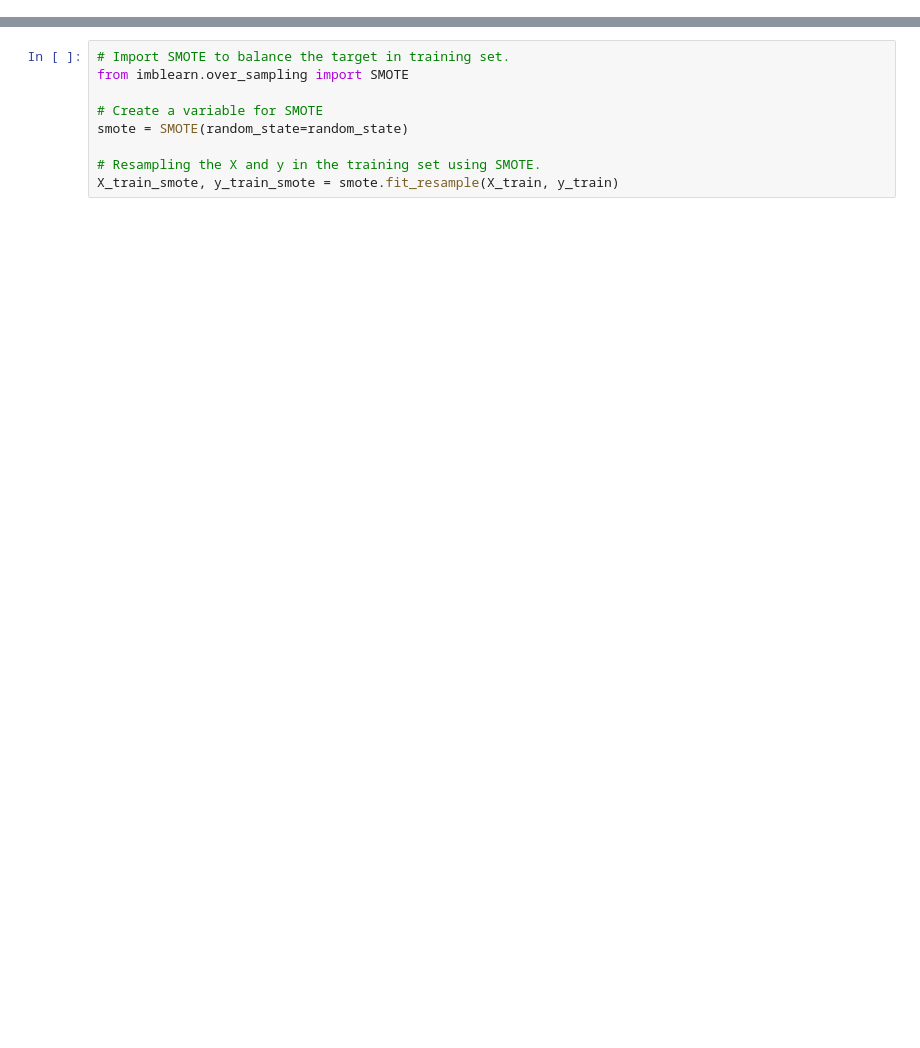
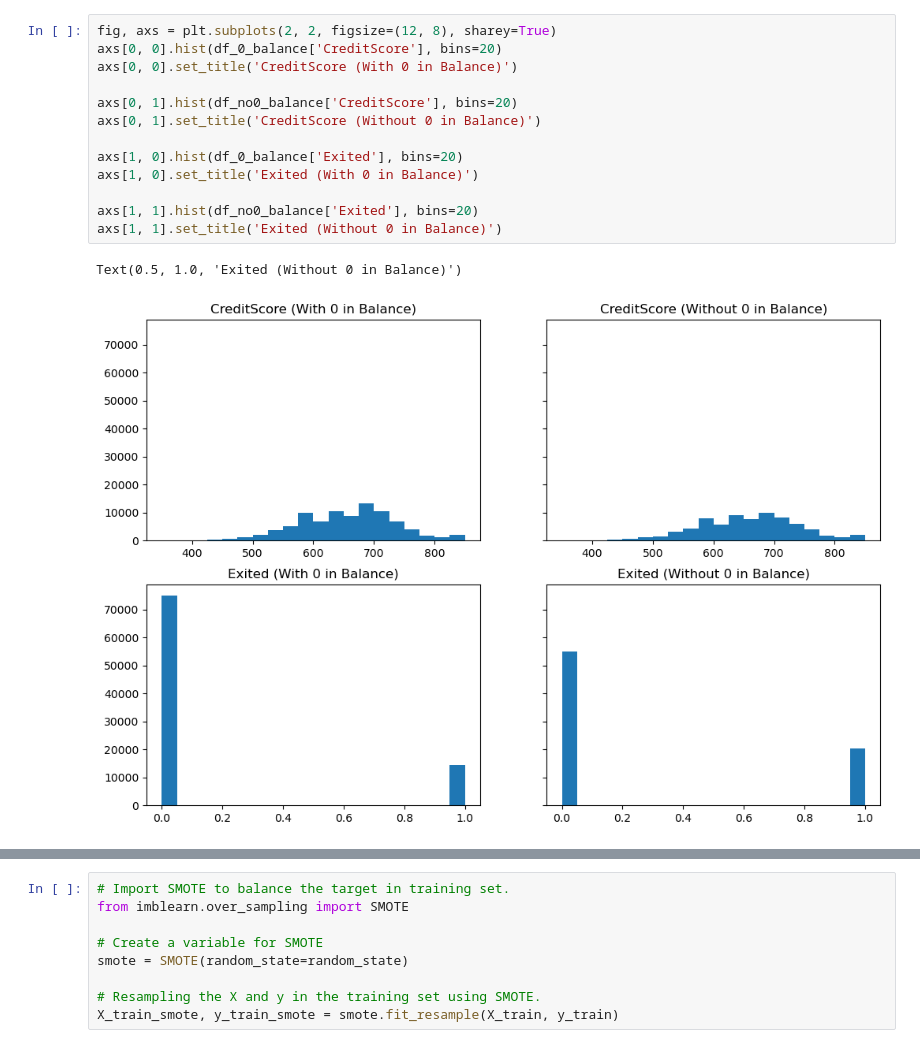
Before and after one commit to yumi-h-1/Predicting-Bank-Customer-Churn, a Jupyter notebook: NECO_Individual Project/INM427 Neural Computing_Individual Project.ipynb, the cells around one changed output, grey strips where cells are left out. Saved outputs shown, nothing was run; the diff lists cells and outputs as text; blank space fills up the shorter version.

```diff
--- a/NECO_groupwork/Credit_churn_rate multi layer perceptron.ipynb
+++ b/NECO_Individual Project/INM427 Neural Computing_Individual Project.ipynb
@@ -358,0 +279,16 @@ torch.float32 torch.Size([24755])
+# %%
+fig, axs = plt.subplots(2, 2, figsize=(12, 8), sharey=True)
+axs[0, 0].hist(df_0_balance['CreditScore'], bins=20)
+axs[0, 0].set_title('CreditScore (With 0 in Balance)')
+
+axs[0, 1].hist(df_no0_balance['CreditScore'], bins=20)
+axs[0, 1].set_title('CreditScore (Without 0 in Balance)')
+
+axs[1, 0].hist(df_0_balance['Exited'], bins=20)
+axs[1, 0].set_title('Exited (With 0 in Balance)')
+
+axs[1, 1].hist(df_no0_balance['Exited'], bins=20)
+axs[1, 1].set_title('Exited (Without 0 in Balance)')
+# %% [output]
+Text(0.5, 1.0, 'Exited (Without 0 in Balance)')
+[figure, added]
```
Also changed, not shown: parts of 193 cells of this notebook, 12 other files.
